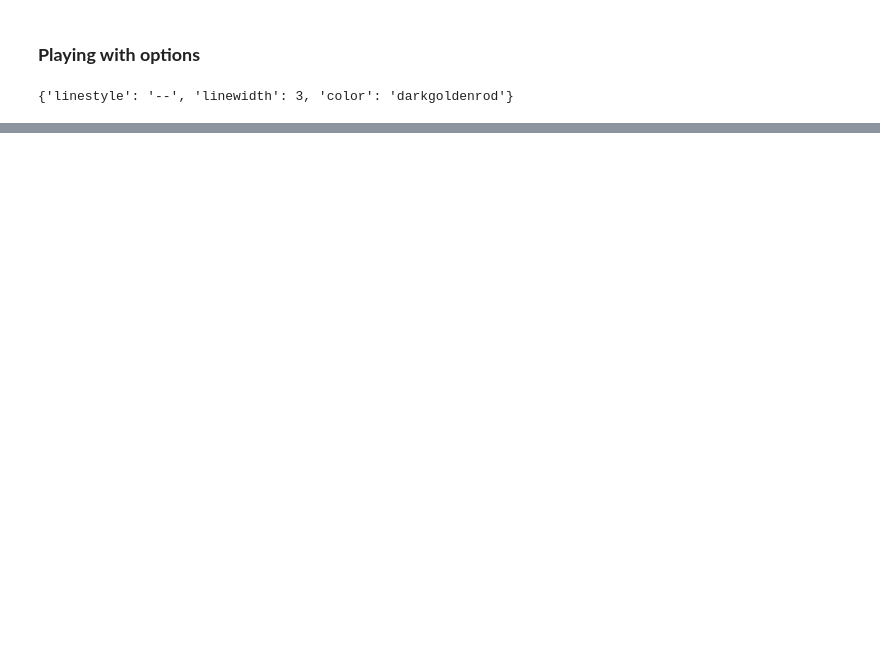
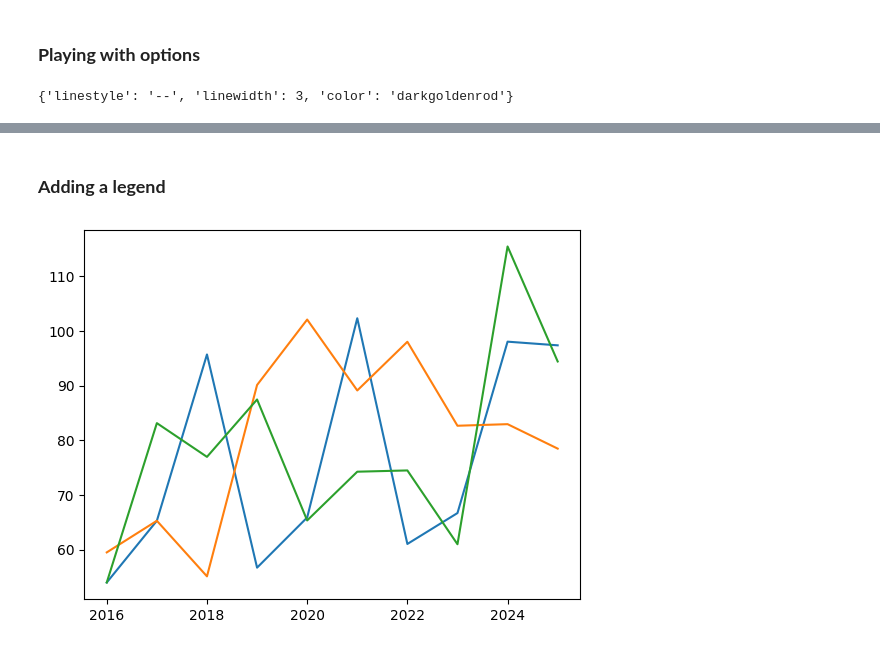
Before and after one commit to alchemistbg/matplotlib, a Jupyter notebook: matplotlib.ipynb, the cells around one changed output, grey strips where cells are left out. Drawn from its saved outputs; the diff is of its cells as text; code cells hidden in the pictures; blank space fills up the shorter version.

```diff
--- a/matplotlib.ipynb
+++ b/matplotlib.ipynb
@@ -164,0 +167,5 @@ plt.yticks(income_ticks, [f'{x}k USD' for x in income_ticks]);
+# %% [markdown]
+### **Adding a legend**
+# %%
+income_b = [(x + x * round(np.random.random(), 2)) for x in range(50, 60)]
+income_c = [(x + x * round(np.random.random(), 2)) for x in range(50, 60)]
@@ -164,0 +174,6 @@ plt.yticks(income_ticks, [f'{x}k USD' for x in income_ticks]);
+# %%
+plt.plot(years, income, label = 'Income of John Doe')
+plt.plot(years, income_b, label = 'Income of Jane Doe')
+plt.plot(years, income_c, label = 'Income of Jack Doe');
+# %% [output]
+[figure, added]
```
Also changed, not shown: parts of 19 cells of this notebook.
